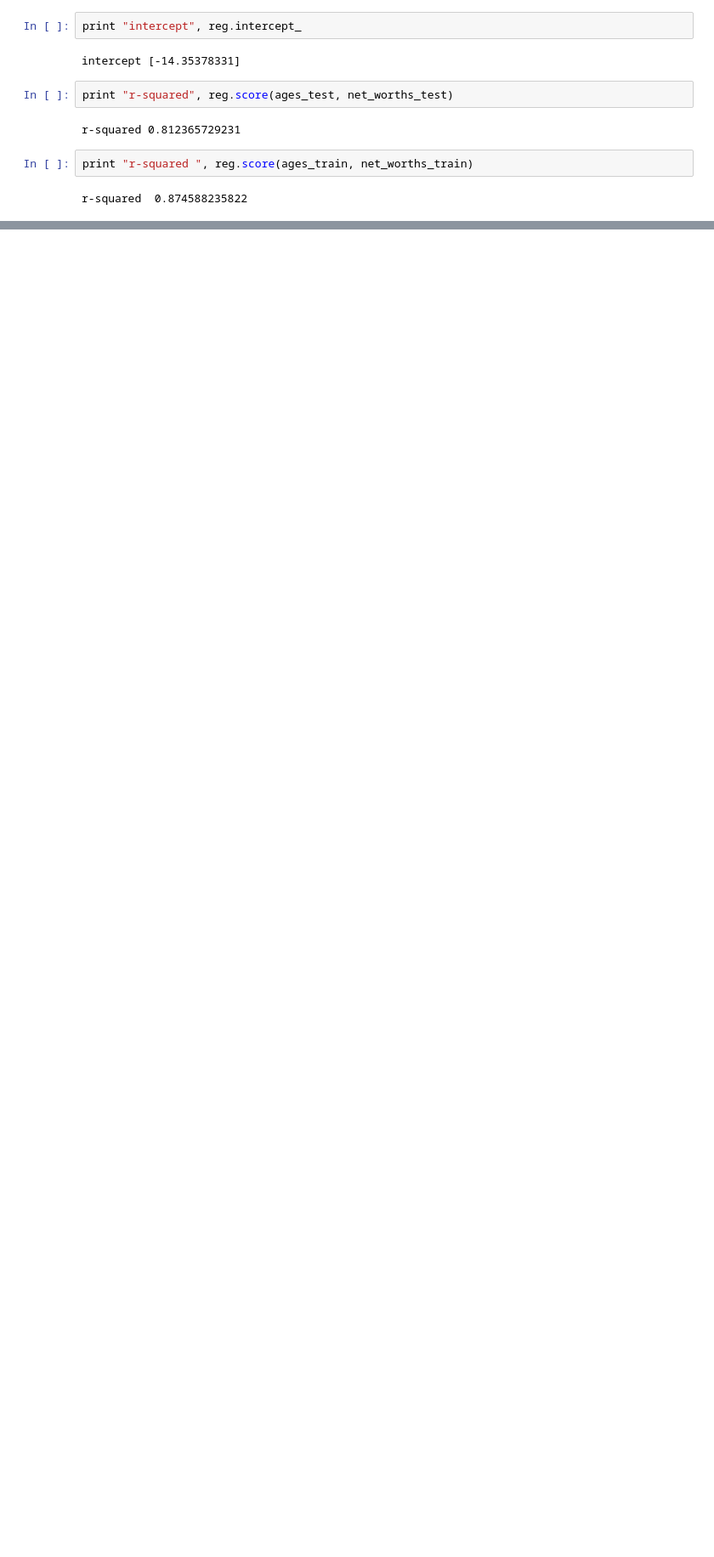
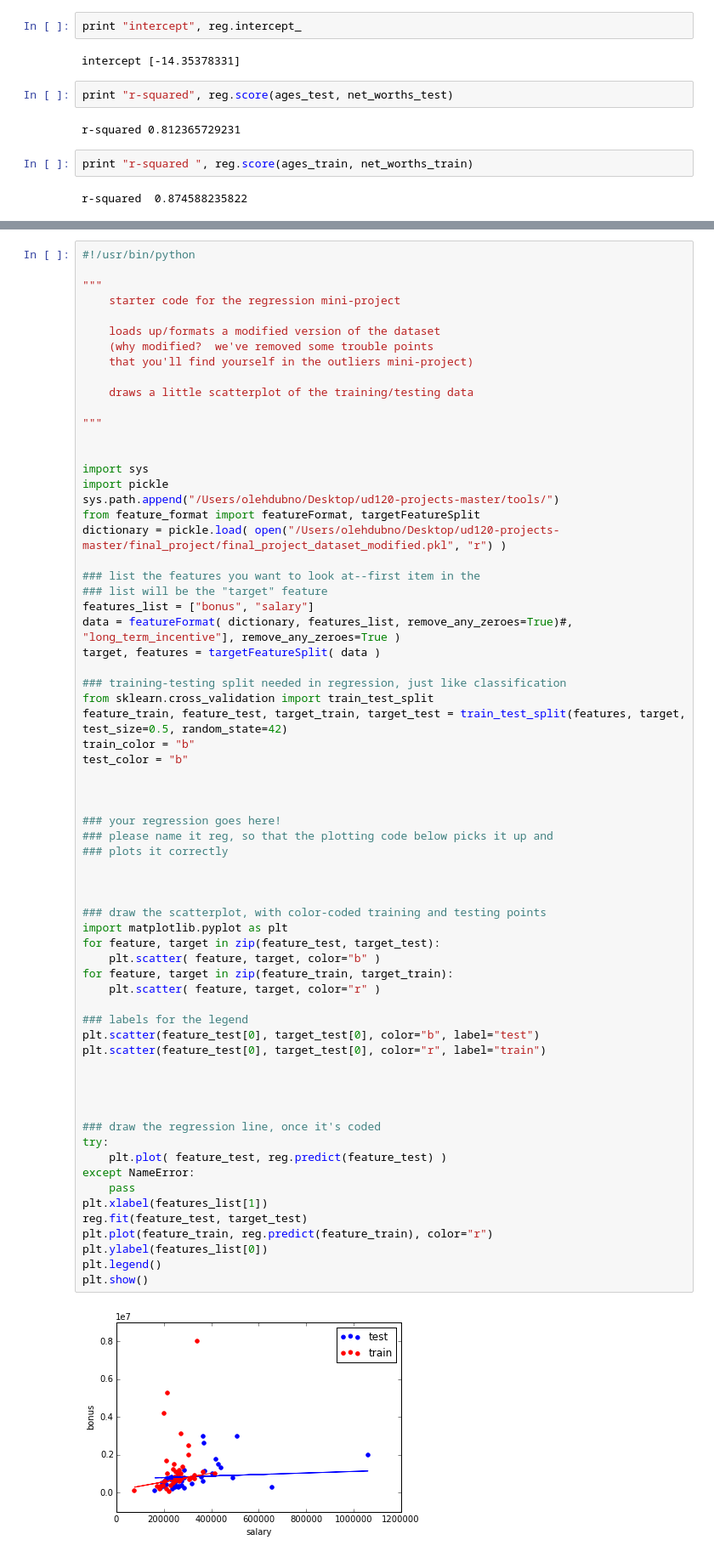
Before and after one commit to odubno/Udacity_Machine_Learning, a Jupyter notebook: Lesson_6_Regressions.ipynb, the cells around one changed output, grey strips where cells are left out. Shown: that part at 85% size. Cells and saved outputs as stored; diff of their text form; blank space fills up the shorter version.

```diff
--- a/Lesson_6_Regressions.ipynb
+++ b/Lesson_6_Regressions.ipynb
@@ -89,0 +92,68 @@ r-squared  0.874588235822
+# %%
+#!/usr/bin/python
+
+"""
+    starter code for the regression mini-project
+
+    loads up/formats a modified version of the dataset
+    (why modified?  we've removed some trouble points
+    that you'll find yourself in the outliers mini-project)
+
+    draws a little scatterplot of the training/testing data
+
+"""
+
+
+import sys
+import pickle
+sys.path.append("/Users/olehdubno/Desktop/ud120-projects-master/tools/")
+from feature_format import featureFormat, targetFeatureSplit
+dictionary = pickle.load( open("/Users/olehdubno/Desktop/ud120-projects-master/final_project/final_project_dataset_modified.pkl", "r") )
+
+### list the features you want to look at--first item in the
+### list will be the "target" feature
+features_list = ["bonus", "salary"]
+data = featureFormat( dictionary, features_list, remove_any_zeroes=True)#, "long_term_incentive"], remove_any_zeroes=True )
+target, features = targetFeatureSplit( data )
+
+### training-testing split needed in regression, just like classification
+from sklearn.cross_validation import train_test_split
+feature_train, feature_test, target_train, target_test = train_test_split(features, target, test_size=0.5, random_state=42)
+train_color = "b"
+test_color = "b"
+
+
+
+### your regression goes here!
+### please name it reg, so that the plotting code below picks it up and
+### plots it correctly
+
+
+
+### draw the scatterplot, with color-coded training and testing points
+import matplotlib.pyplot as plt
+for feature, target in zip(feature_test, target_test):
+    plt.scatter( feature, target, color="b" )
+for feature, target in zip(feature_train, target_train):
+    plt.scatter( feature, target, color="r" )
+
+### labels for the legend
+plt.scatter(feature_test[0], target_test[0], color="b", label="test")
+plt.scatter(feature_test[0], target_test[0], color="r", label="train")
+
+
+
+
+### draw the regression line, once it's coded
+try:
+    plt.plot( feature_test, reg.predict(feature_test) )
+except NameError:
+    pass
+plt.xlabel(features_list[1])
+reg.fit(feature_test, target_test)
+plt.plot(feature_train, reg.predict(feature_train), color="r")
+plt.ylabel(features_list[0])
+plt.legend()
+plt.show()
+# %% [output]
+[figure, added]
```
Also changed, not shown: parts of 18 cells of this notebook.
